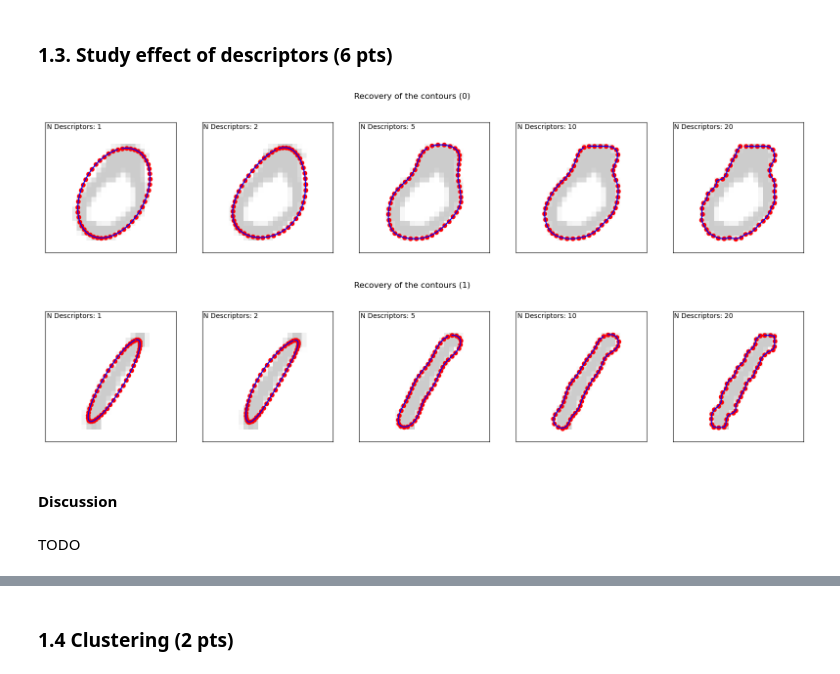
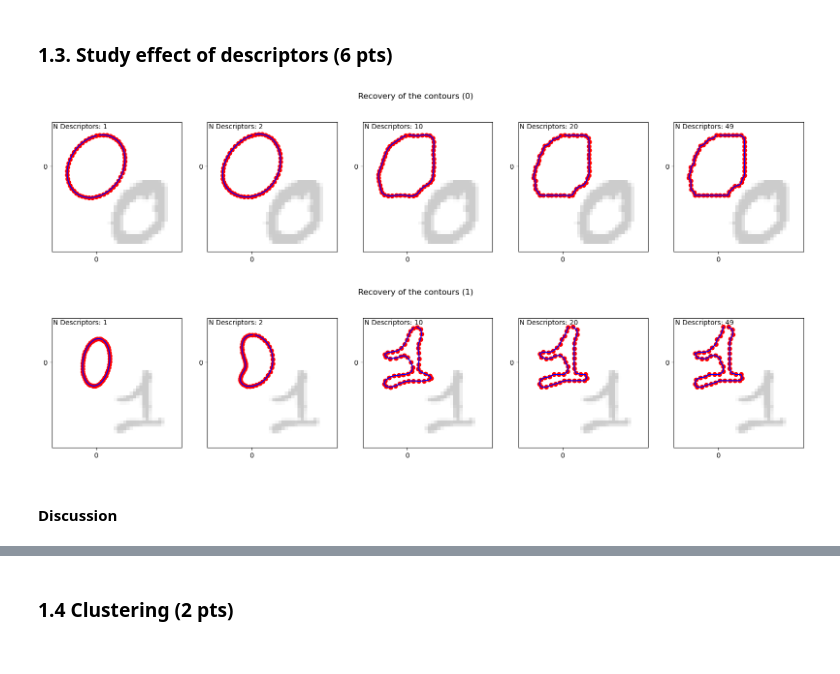
Before and after one commit to beckersven/iapr, a Jupyter notebook: labs/lab_02_object_description.ipynb, the cells around one changed output, grey strips where cells are left out. Drawn from its saved outputs; the diff is of its cells as text; code cells hidden in the pictures.

```diff
--- a/labs/lab_02_object_description.ipynb
+++ b/labs/lab_02_object_description.ipynb
@@ -126,10 +126,3 @@ In this part you will use images of "0"s and "1"s.
 ### 1. Fourier Descriptors
 # %% [markdown]
 ### 1.1. Preprocess and visualization (2 pts)
-# %%
-import cv2
-import numpy as np
-def preprocess ( img ):
- temp = cv2.Canny(img,50,200)
-
- return temp
@@ -258,11 +230,11 @@ TODO
 ### 1.3. Study effect of descriptors (6 pts)
 # %%
 # Define increasing set sizes of the descriptors. You can also change these numbers.
-descr_set_sizes = [1, 2, 5, 10, 20]
+descr_set_sizes = [1, 2, 10, 20, 49]
 
 # Define images for which you will show the recovery. You can also change the indexes.
-zero = zeros_im[0]
-one = ones_im[0]
+zero = zeros_im[5]
+one = ones_im[5]
 # %%
 from scipy.fft import fft, fftfreq, ifft
 desc = get_descriptors(zero)
@@ -272,7 +244,7 @@ freq_sort = np.sort(freq)
 zero_desc_recovered = []
 for n_keep in descr_set_sizes:
     mask = np.zeros(len(freq))
-    mask[0:n_keep + 1] = 1
+    mask[1:n_keep + 1] = 1
     mask[-n_keep:] = 1
 
     zero_desc_recovered.append(ifft(fourier * mask))
@@ -284,15 +256,10 @@ freq_sort = np.sort(freq)
 one_desc_recovered = []
 for n_keep in descr_set_sizes:
     mask = np.zeros(len(freq))
-    mask[0:n_keep + 1] = 1
+    mask[1:n_keep + 1] = 1
     mask[-n_keep:] = 1
 
     one_desc_recovered.append(ifft(fourier * mask))
-
-
-# ax = plt.gca()
-# ax.set_aspect('equal', adjustable='box')
-# plt.scatter(desc_recovered.real, desc_recovered.imag)
 # %%
 # On each of the 5 plots you will show the recovery for a "0" and a "1" (used the same axis for both a "0" and a "1").
 fig, axes = plt.subplots(1, 5, figsize=(20, 4))
@@ -304,44 +271,42 @@ for i in range(0,  5):
     axes[i].scatter(zero_desc_recovered[i].real, zero_desc_recovered[i].imag, color="r")
     axes[i].plot(zero_desc_recovered[i].real, zero_desc_recovered[i].imag, '-b')
     axes[i].set_aspect('equal')
-    axes[i].set_xlim(0,27)
-    axes[i].set_ylim(0,27)
+    axes[i].set_xlim(-14,27)
+    axes[i].set_ylim(-14,27)
     axes[i].invert_yaxis()
-    axes[i].set_xticks([])
-    axes[i].set_yticks([])
+    axes[i].set_xticks([0])
+    axes[i].set_yticks([0])
     axes[i].text(.01, .99, 'N Descriptors: {}'.format(descr_set_sizes[i]), ha='left', va='top', transform=axes[i].transAxes)
     axes[i].imshow(zero, alpha=0.2, cmap="binary")
 
 
 
 
 fig.suptitle("Recovery of the contours (0)")
 fig, axes = plt.subplots(1, 5, figsize=(20, 4))
 # Plot recovery for a one image
 for i in range(0,  5):
      # TODO
     axes[i].scatter(one_desc_recovered[i].real, one_desc_recovered[i].imag, color="r")
     axes[i].plot(one_desc_recovered[i].real, one_desc_recovered[i].imag, '-b')
     axes[i].set_aspect('equal')
-    axes[i].set_xlim(0,27)
-    axes[i].set_ylim(0,27)
+    axes[i].set_xlim(-14,27)
+    axes[i].set_ylim(-14,27)
     axes[i].invert_yaxis()
-    axes[i].set_xticks([])
-    axes[i].set_yticks([])
+    axes[i].set_xticks([0])
+    axes[i].set_yticks([0])
     axes[i].text(.01, .99, 'N Descriptors: {}'.format(descr_set_sizes[i]), ha='left', va='top', transform=axes[i].transAxes)
     axes[i].imshow(one, alpha=0.2, cmap="binary")
 
 
 
 
 
 
 fig.suptitle("Recovery of the contours (1)")
 plt.show()
 # %% [output]
-[figure, old version]
+[figure, new version]
-[figure, old version]
+[figure, new version]
 # %% [markdown]
 #### Discussion
-# %% [markdown]
-TODO
```
Also changed, not shown: parts of 18 cells of this notebook.
